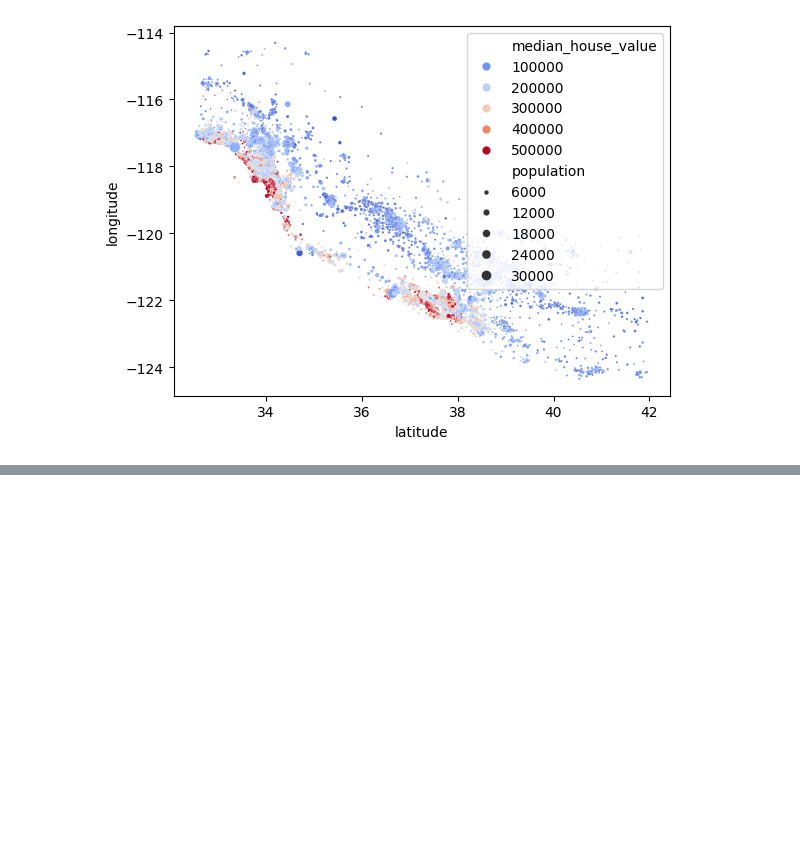
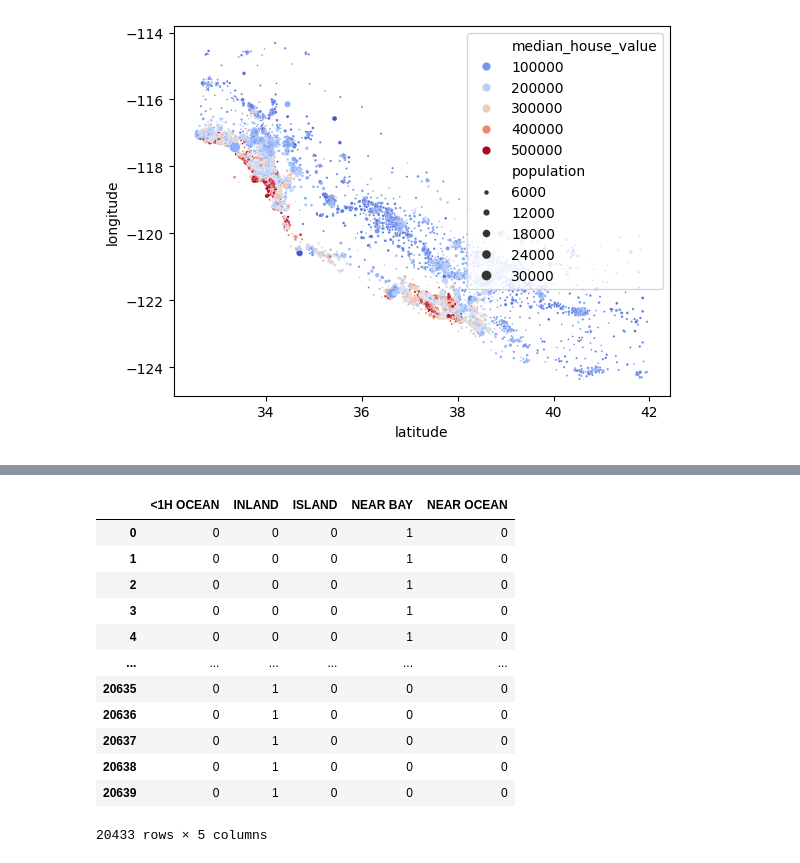
Before and after one commit to HeberthDCM/Curso_IA_RM, a Jupyter notebook: 02_Sets_Analisis/02_01_Set_Analisis.ipynb, the cells around one changed output, grey strips where cells are left out. Cells and saved outputs as stored; diff of their text form; code cells hidden in the pictures; blank space fills up the shorter version.

```diff
--- a/02_Sets_Analisis/02_01_Set_Analisis.ipynb
+++ b/02_Sets_Analisis/02_01_Set_Analisis.ipynb
@@ -81,0 +118,28 @@ sb.scatterplot(x='latitude',y= 'longitude', data=datos,hue='median_house_value',
+# %%
+# cambiar caracteristica categoria a numerica
+# Cercania al oceano
+datos_na['ocean_proximity'].value_counts()
+# si ponemos a <1h ocena = 1, inland=2, near ocean=3, near bay=4 y island = 5
+# al analñizar los puede categorizar cuando los aprenda
+# para eso se usan Dummies / one-hot encoding
+# 1h ocean  inland  near_ocean  near_bay    island
+#   1       0       0           0           0
+#   0       0       0           1           0
+#   0       0       1           0           0
+#pd.get_dummies(datos_na['ocean_proximity'])
+dummies=pd.get_dummies(datos_na['ocean_proximity'], dtype=int) # fuerzo a que me devuelva un dato entero y no boolean
+dummies
+# %% [output]
+|  | <1H OCEAN | INLAND | ISLAND | NEAR BAY | NEAR OCEAN |
+| 0 | 0 | 0 | 0 | 1 | 0 |
+| 1 | 0 | 0 | 0 | 1 | 0 |
+| 2 | 0 | 0 | 0 | 1 | 0 |
+| 3 | 0 | 0 | 0 | 1 | 0 |
+| 4 | 0 | 0 | 0 | 1 | 0 |
+| ... | ... | ... | ... | ... | ... |
+| 20635 | 0 | 1 | 0 | 0 | 0 |
+| 20636 | 0 | 1 | 0 | 0 | 0 |
+| 20637 | 0 | 1 | 0 | 0 | 0 |
+| 20638 | 0 | 1 | 0 | 0 | 0 |
+| 20639 | 0 | 1 | 0 | 0 | 0 |
+20433 rows × 5 columns
```
Also changed, not shown: parts of 6 cells of this notebook.
